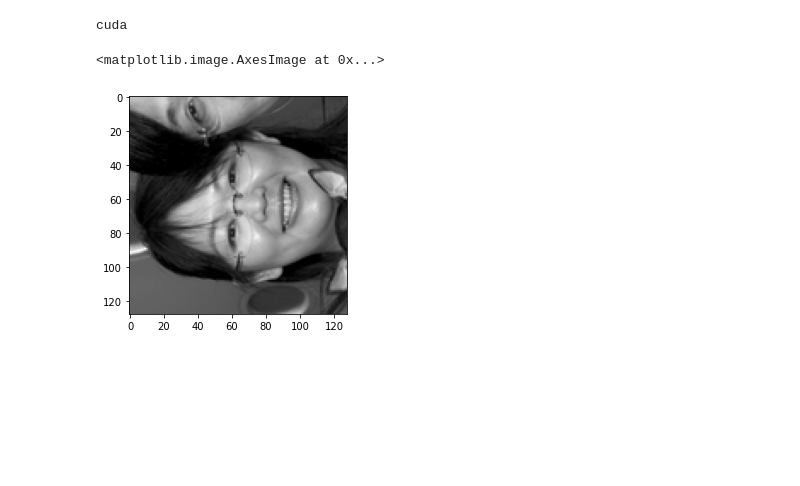
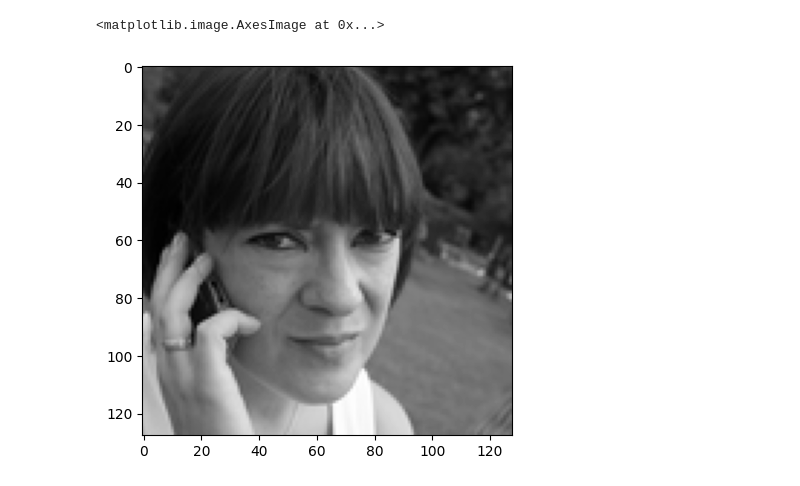
Before and after one commit to IlliaOl/GAN, a Jupyter notebook: Face_GAN.ipynb, the cells around one changed output. Drawn from its saved outputs; the diff is of its cells as text; code cells hidden in the pictures; blank space fills up the shorter version.

```diff
--- a/Face_GAN.ipynb
+++ b/Face_GAN.ipynb
@@ -3,22 +1,31 @@
 # %%
+import os
+import torch
+import numpy as np
+import torchvision
 import pandas as pd
-import numpy as np
-import torch
-import os
-import torchvision
-import torch
+import matplotlib.pyplot as plt
+
 from torch import nn
+from torchvision.io import read_image
+from torchvision.transforms import Grayscale
 from torch.utils.data import Dataset, DataLoader
-from torchvision.transforms import Grayscale
-from torchvision.io import read_image
-import matplotlib.pyplot as plt
+
 device = torch.device('cuda' if torch.cuda.is_available() else 'cpu')
-print(device)
-# %% [output]
-cuda
 # %%
 class HumanFacesDataset(Dataset):
-  def __init__(self, dataset_dir, train=True):
+  """Dataset class for storing and loading human face images"""
+
+  def __init__(
+      self,
+      dataset_dir: str,
+      train: bool = True
+  ) -> None:
+    """
+    Args:
+        dataset_dir (str): Path to the dataset directory.
+        train (bool): Wether it is a train set.
+    """
     self.dataset_dir = dataset_dir
     self.image_names = list(os.listdir(dataset_dir))
     self.train_set_size = int(len(self.image_names)*0.8)
@@ -29,11 +36,10 @@ class HumanFacesDataset(Dataset):
       self.image_names = self.image_names[self.train_set_size:]
       self.len = len(self.image_names)
 
-
-  def __len__(self):
+  def __len__(self) -> int:
     return self.len
 
-  def __getitem__(self, idx):
+  def __getitem__(self, idx: int) -> torch.Tensor:
     image_path = os.path.join(self.dataset_dir, self.image_names[idx])
     image = read_image(image_path)/255
     image = Grayscale()(image)
@@ -44,11 +50,11 @@ test_dataset = HumanFacesDataset("/content/drive/MyDrive/AI/datasets/ffhq", trai
 train_loader = DataLoader(train_dataset, batch_size=64, shuffle=True)
 test_loader = DataLoader(test_dataset, batch_size=64, shuffle=True)
 # %%
-i = list(train_loader)
-i = (i[0][0].T).squeeze()
+i = next(iter(train_loader))
+i = (i[0][0]).squeeze()
 plt.imshow(i, cmap='gray')
 # %% [output]
 <matplotlib.image.AxesImage at 0x...>
-[figure, old version]
+[figure, new version]
 # %%
 class HumanGanDiscriminator(nn.Module):
```
Also changed, not shown: parts of 5 cells of this notebook.
